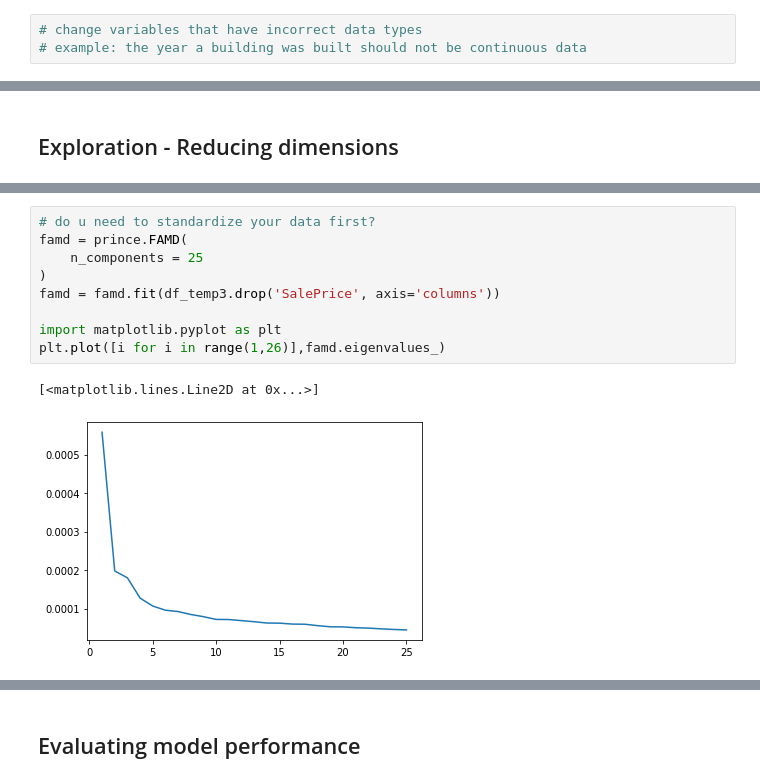
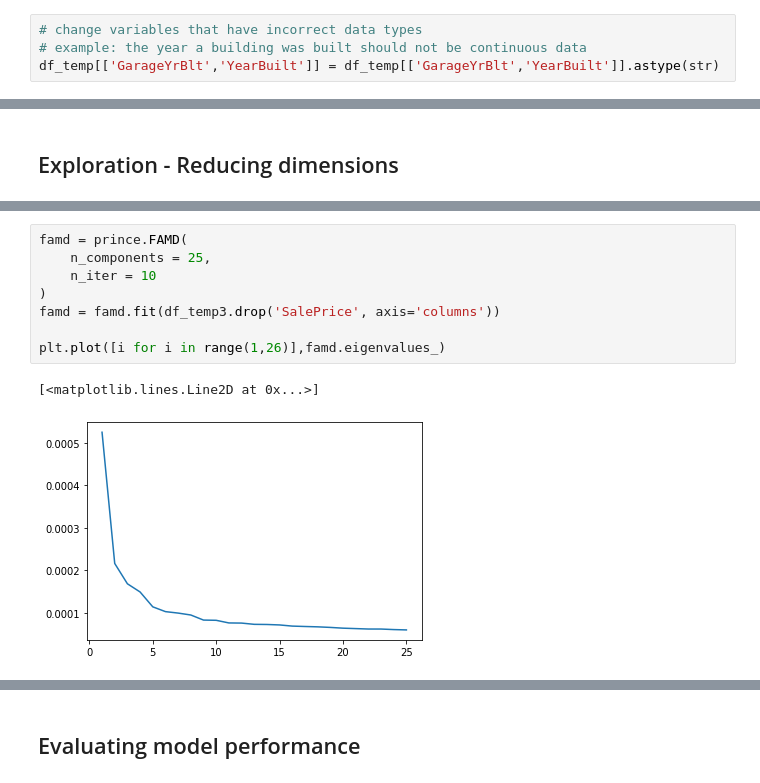
Before and after one commit to namiyousef/ICDSS_Challenges2020, a Jupyter notebook: real-estate/real-estate.ipynb, the cells around one changed output, grey strips where cells are left out. Saved outputs shown, nothing was run; the diff lists cells and outputs as text.

```diff
--- a/real-estate/real-estate.ipynb
+++ b/real-estate/real-estate.ipynb
@@ -106,6 +109,7 @@ memory usage: 892.9+ KB
 # %%
 # change variables that have incorrect data types
 # example: the year a building was built should not be continuous data
+df_temp[['GarageYrBlt','YearBuilt']] = df_temp[['GarageYrBlt','YearBuilt']].astype(str)
 # %%
 #profile_temp = df_temp.profile_report()
 # %%
@@ -160,13 +163,12 @@ df_temp3.head()
 5 rows × 30 columns
 # %%
-# do u need to standardize your data first?
 famd = prince.FAMD(
-    n_components = 25
+    n_components = 25,
+    n_iter = 10
 )
 famd = famd.fit(df_temp3.drop('SalePrice', axis='columns'))
 
-import matplotlib.pyplot as plt
 plt.plot([i for i in range(1,26)],famd.eigenvalues_)
 # %% [output]
 [<matplotlib.lines.Line2D at 0x...>]
-[figure, old version]
+[figure, new version]
```
Also changed, not shown: parts of 16 cells of this notebook.
